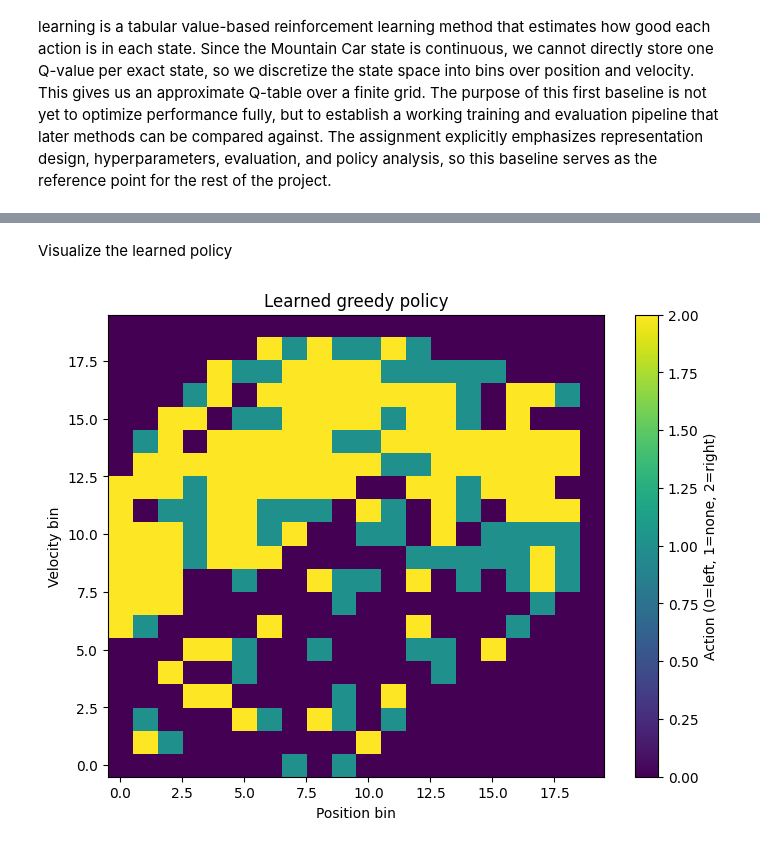
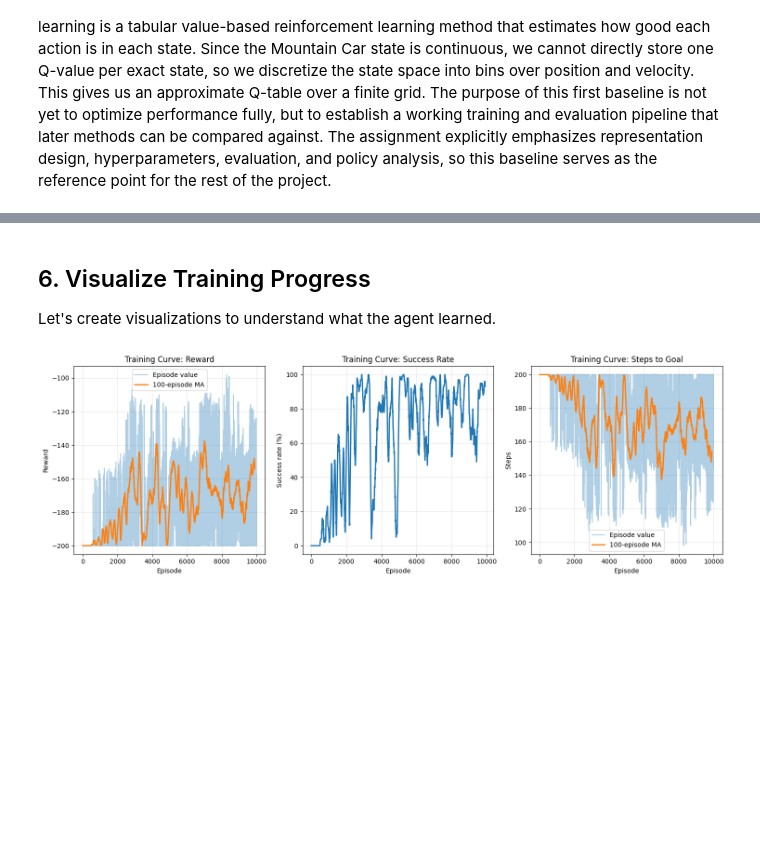
Before and after one commit to Wilyam390/Mountain-Car, a Jupyter notebook: notebooks/01_environment_and_baselines.ipynb, the cells around one changed output, grey strips where cells are left out. Saved outputs shown, nothing was run; the diff lists cells and outputs as text; code cells hidden in the pictures; blank space fills up the shorter version.

```diff
--- a/notebooks/01_environment_and_baselines.ipynb
+++ b/notebooks/01_environment_and_baselines.ipynb
@@ -247,14 +302,43 @@ Success rate: 1.0
 # %% [markdown]
-Visualize the learned policy
+## 6. Visualize Training Progress
+
+Let's create visualizations to understand what the agent learned.
 # %%
-policy_map = np.argmax(Q, axis=2)
+# Extract metrics from training
+rewards = [m.reward for m in metrics]
+successes = [m.success for m in metrics]
+steps = [m.steps for m in metrics]
 
-plt.figure(figsize=(8, 6))
-plt.imshow(policy_map.T, origin="lower", aspect="auto")
-plt.colorbar(label="Action (0=left, 1=none, 2=right)")
-plt.xlabel("Position bin")
-plt.ylabel("Velocity bin")
-plt.title("Learned greedy policy")
+# Create learning curves using standardized plotting
+fig, axes = plt.subplots(1, 3, figsize=(15, 5))
+
+# Plot 1: Reward over time
+plot_training_curve(
+    rewards,
+    title="Training Curve: Reward",
+    ylabel="Reward",
+    window=100,
+    ax=axes[0]
+)
+
+# Plot 2: Success rate
+plot_success_curve(
+    successes,
+    title="Training Curve: Success Rate",
+    window=100,
+    ax=axes[1]
+)
+
+# Plot 3: Steps to goal
+plot_training_curve(
+    steps,
+    title="Training Curve: Steps to Goal",
+    ylabel="Steps",
+    window=100,
+    ax=axes[2]
+)
+
+plt.tight_layout()
 plt.show()
 # %% [output]
-[figure, old version]
+[figure, new version]
```
Also changed, not shown: parts of 27 cells of this notebook, 5 other files.
